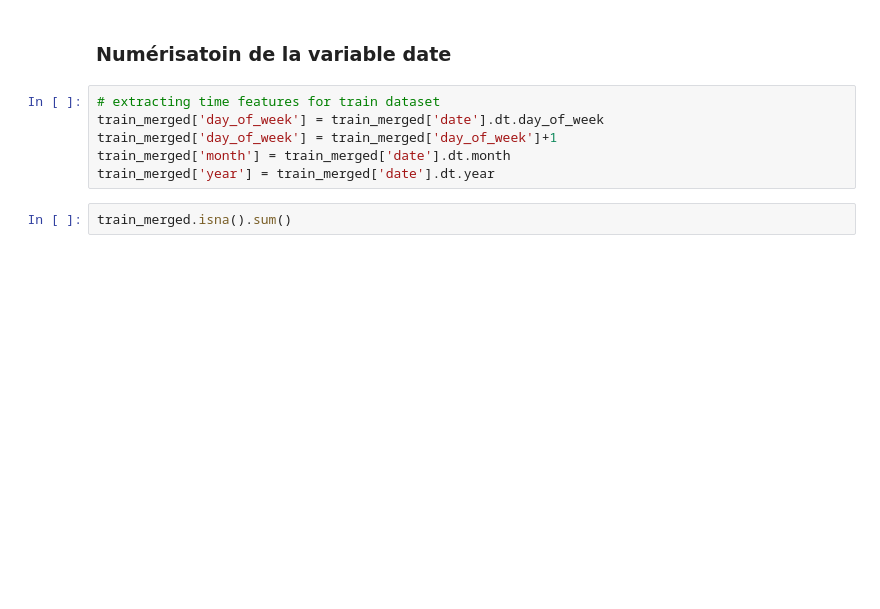
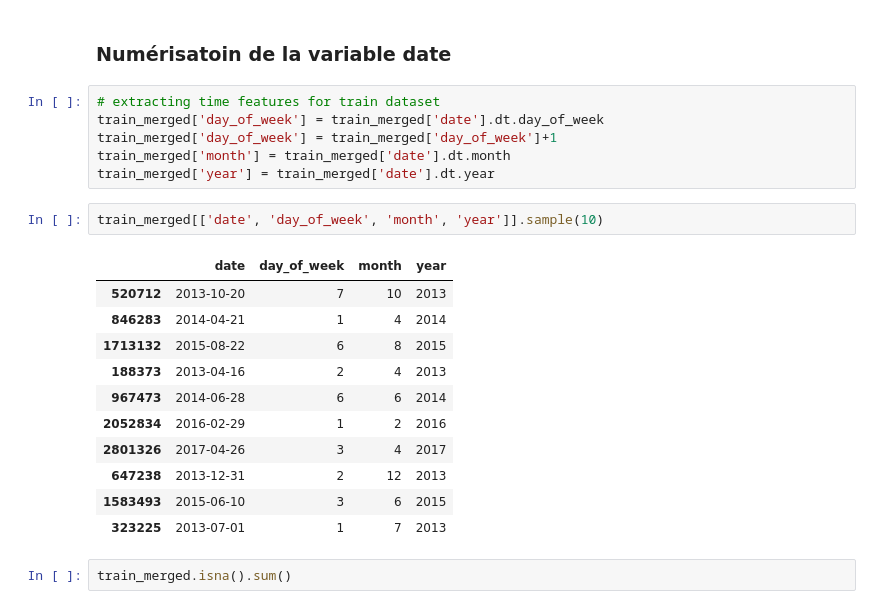
Before and after one commit to ikarioh/competiton_kaggle, a Jupyter notebook: 02_pretraitement.ipynb, the cells around one changed output. Saved outputs shown, nothing was run; the diff lists cells and outputs as text; blank space fills up the shorter version.

```diff
--- a/02_pretraitement.ipynb
+++ b/02_pretraitement.ipynb
@@ -171,6 +171,20 @@ train_merged['day_of_week'] = train_merged['date'].dt.day_of_week
 train_merged['day_of_week'] = train_merged['day_of_week']+1
 train_merged['month'] = train_merged['date'].dt.month
 train_merged['year'] = train_merged['date'].dt.year
+# %%
+train_merged[['date', 'day_of_week', 'month', 'year']].sample(10)
+# %% [output]
+|  | date | day_of_week | month | year |
+| 520712 | 2013-10-20 | 7 | 10 | 2013 |
+| 846283 | 2014-04-21 | 1 | 4 | 2014 |
+| 1713132 | 2015-08-22 | 6 | 8 | 2015 |
+| 188373 | 2013-04-16 | 2 | 4 | 2013 |
+| 967473 | 2014-06-28 | 6 | 6 | 2014 |
+| 2052834 | 2016-02-29 | 1 | 2 | 2016 |
+| 2801326 | 2017-04-26 | 3 | 4 | 2017 |
+| 647238 | 2013-12-31 | 2 | 12 | 2013 |
+| 1583493 | 2015-06-10 | 3 | 6 | 2015 |
+| 323225 | 2013-07-01 | 1 | 7 | 2013 |
 # %%
 train_merged.isna().sum()
 # %% [output]
```
Also changed, not shown: 3 other files.
